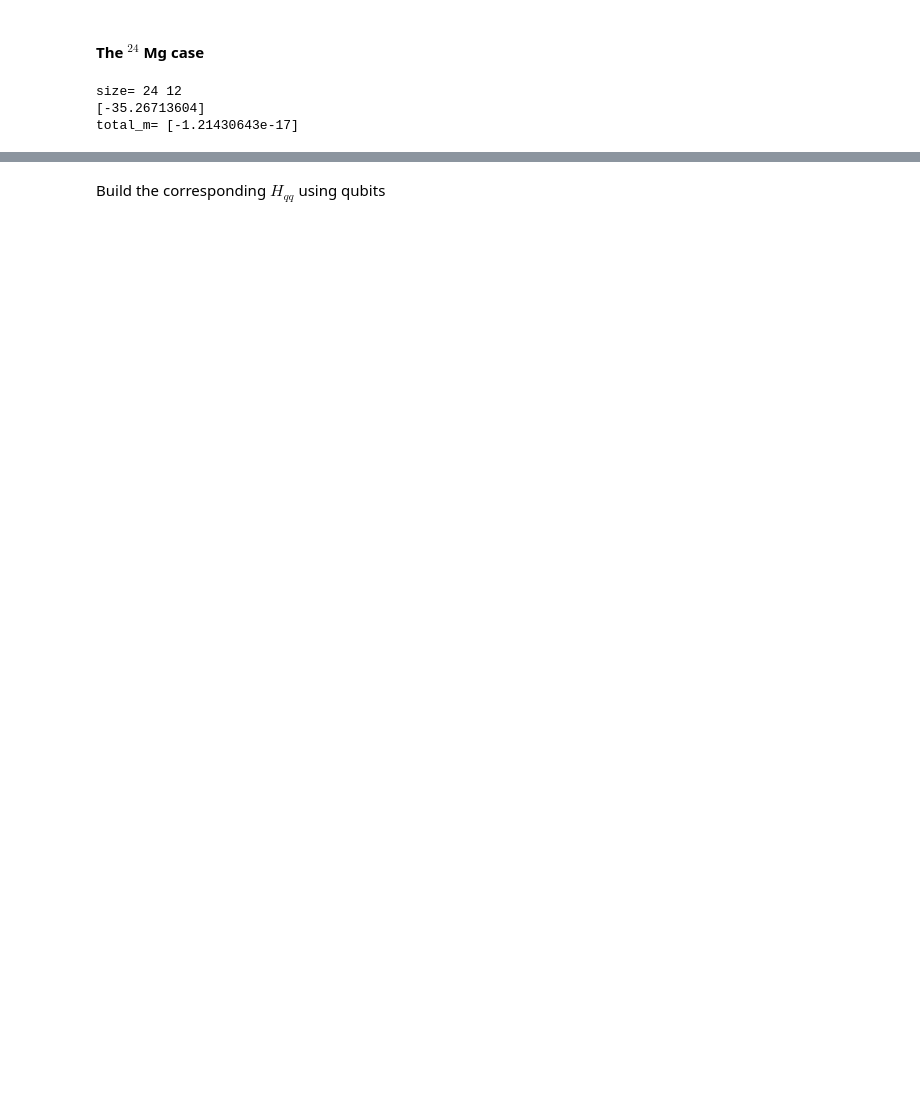
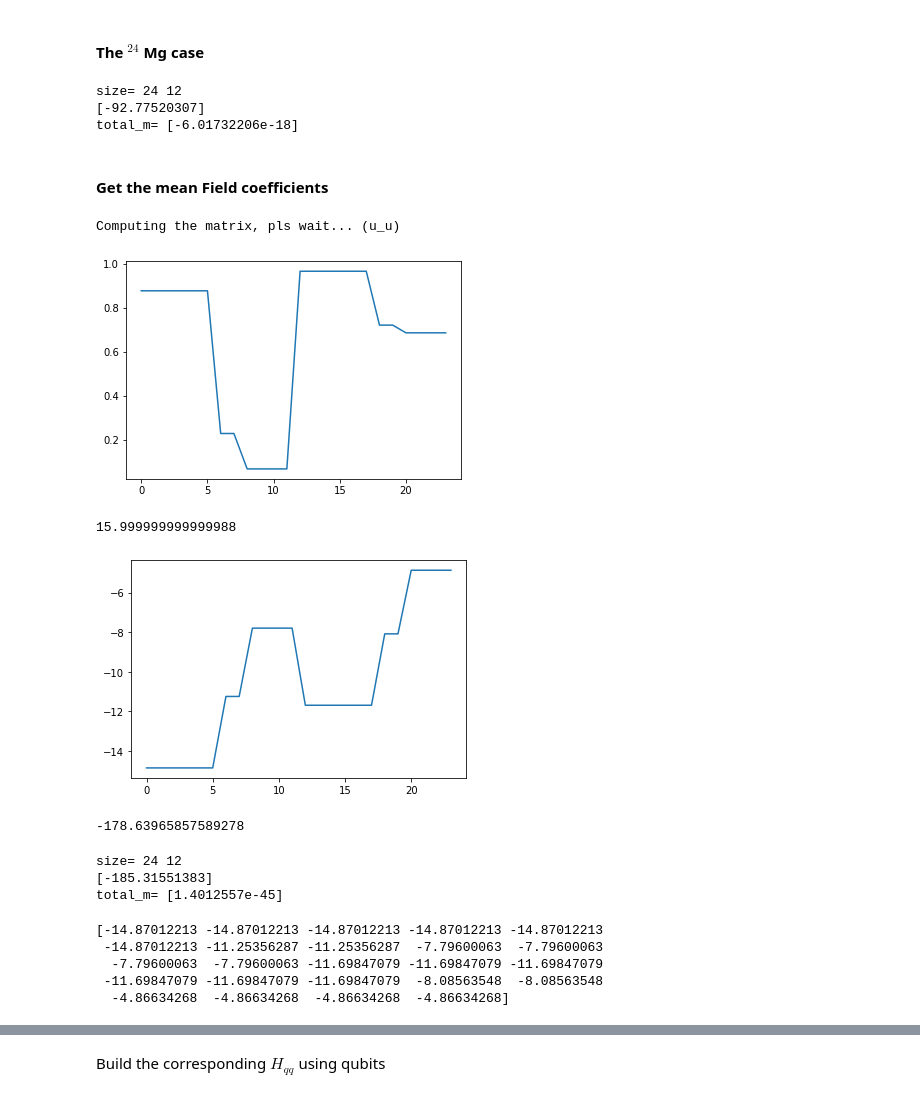
Before and after one commit to emacosta95/2nd_qa4nsm, a Jupyter notebook: EffectiveQubitHamiltonianOnlynnpp.ipynb, the cells around one changed output, grey strips where cells are left out. Saved outputs shown, nothing was run; the diff lists cells and outputs as text; code cells hidden in the pictures; blank space fills up the shorter version.

```diff
--- a/EffectiveQubitHamiltonianOnlynnpp.ipynb
+++ b/EffectiveQubitHamiltonianOnlynnpp.ipynb
@@ -686,3 +800,15 @@ for i in trange(nsteps_iteration):
+# %%
+
+twobody_term_corrections_nn={}
+twobody_term_corrections_pp={}
+
+for i,b in enumerate(QPC.quasiparticle_basis):
+    for j,d in enumerate(QPC.quasiparticle_basis):
+        idx_a,idx_b=np.nonzero(b)[0]
+        idx_c,idx_d=np.nonzero(d)[0]
+
+        twobody_term_corrections_nn[(idx_a,idx_b,idx_c,idx_d)]=delta_hamiltonian[i,j]#-external_potential_qq[i,j]
+        twobody_term_corrections_pp[(idx_a+len(QPC.couples)//2,idx_b+len(QPC.couples)//2,idx_c+len(QPC.couples)//2,idx_d+len(QPC.couples)//2)]=delta_hamiltonian[i,j]
 # %% [markdown]
 #### The $^{24}$ Mg case
 # %%
@@ -690,8 +816,8 @@ file_name='data/usdb.nat'
 
 SPS=SingleParticleState(file_name=file_name)
 
-nparticles_a=6
-nparticles_b=6
+nparticles_a=4
+nparticles_b=4
 
 size_a=SPS.energies.shape[0]//2
 size_b=SPS.energies.shape[0]//2
@@ -723,5 +849,59 @@ print(egs)
 print('total_m=',SPS.compute_m_exp_value(psi=psi0,basis=NSMHamiltonian.basis))
 # %% [output]
 size= 24 12
-[-35.26713604]
-total_m= [-1.21430643e-17]
+[-92.77520307]
+total_m= [-6.01732206e-18]
+# %% [markdown]
+#### Get the mean Field coefficients
+# %%
+one_particle_density=np.zeros(size_a+size_b)
+for i in range(size_a+size_b):
+    one_particle_density[i]=psi0.conjugate().T.dot(NSMHamiltonian.adag_a_matrix(i,i).dot(psi0))
+# %%
+twobody_matrix,energies=get_twobody_nuclearshell_model(file_name=file_name)
+# %% [output]
+Computing the matrix, pls wait... (u_u)
+# %%
+plt.plot(one_particle_density)
+plt.show()
+print(np.sum(one_particle_density))
+
+energy_values_meanfield=np.zeros((size_a+size_b))
+for a in range(size_a+size_b):
+    energy_values_meanfield[a]=SPS.energies[a]
+    for b in range(size_a+size_b):
+        if (a,b,a,b) in twobody_matrix.keys():
+            energy_values_meanfield[a]+=twobody_matrix[(a,b,a,b)]*one_particle_density[b]/2
+
+plt.plot(energy_values_meanfield)
+plt.show()
+
+print(np.sum(energy_values_meanfield*one_particle_density))
+# %% [output]
+[figure, added]
+15.999999999999988
+[figure, added]
+-178.63965857589278
+# %%
+MeanFieldHamiltonian=FermiHubbardHamiltonian(size_a=size_a,size_b=size_b,nparticles_a=nparticles_a,nparticles_b=nparticles_b,symmetries=[SPS.total_M_zero])
+print('size=',size_a+size_b,size_b)
+MeanFieldHamiltonian.get_external_potential(external_potential=energy_values_meanfield)
+#MeanFieldHamiltonian.twobody_operator=scipy.sparse.load_npz(f'data/nuclear_twobody_matrix/usdb_{nparticles_a-2}_{nparticles_b-2}.npz')
+MeanFieldHamiltonian.get_hamiltonian()
+
+egs,psi0=MeanFieldHamiltonian.get_spectrum(n_states=1)
+
+print(egs)
+print('total_m=',SPS.compute_m_exp_value(psi=psi0,basis=MeanFieldHamiltonian.basis))
+# %% [output]
+size= 24 12
+[-185.31551383]
+total_m= [1.4012557e-45]
+# %%
+print(energy_values_meanfield)
+# %% [output]
+[-14.87012213 -14.87012213 -14.87012213 -14.87012213 -14.87012213
+ -14.87012213 -11.25356287 -11.25356287  -7.79600063  -7.79600063
+  -7.79600063  -7.79600063 -11.69847079 -11.69847079 -11.69847079
+ -11.69847079 -11.69847079 -11.69847079  -8.08563548  -8.08563548
+  -4.86634268  -4.86634268  -4.86634268  -4.86634268]
```
Also changed, not shown: parts of 62 cells of this notebook, 16 other files.
